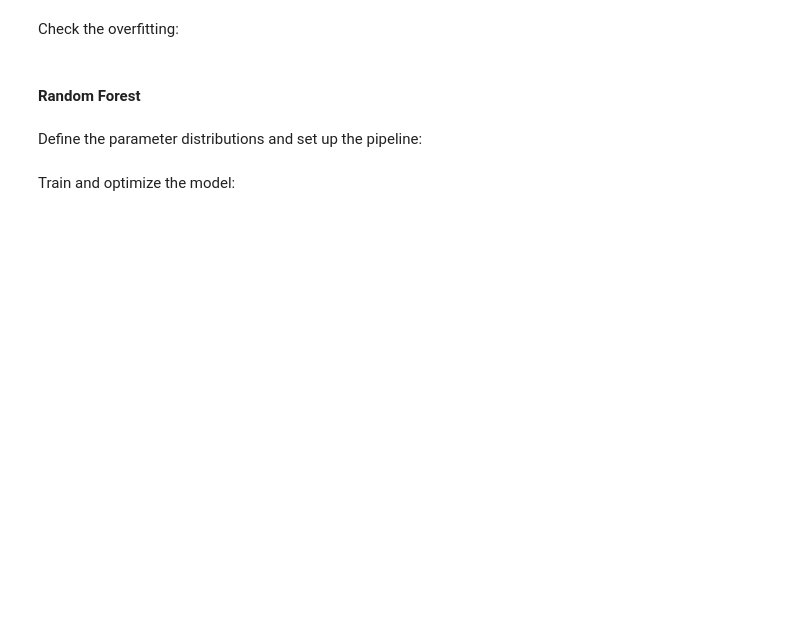
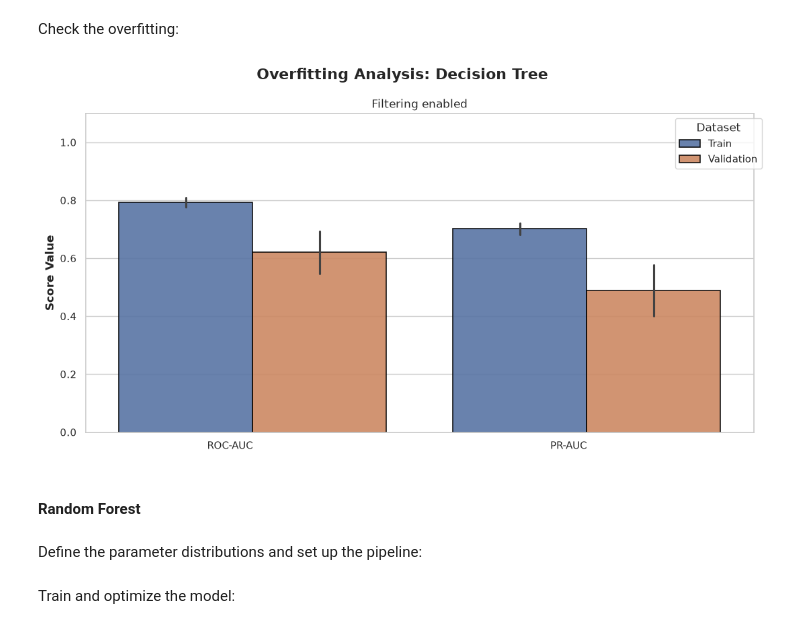
Before and after one commit to MiguelGomGar/TFM, a Jupyter notebook: notebooks/whole_clinical_data.ipynb, the cells around one changed output. Drawn from its saved outputs; the diff is of its cells as text; code cells hidden in the pictures; blank space fills up the shorter version.

```diff
--- a/notebooks/whole_clinical_data.ipynb
+++ b/notebooks/whole_clinical_data.ipynb
@@ -303,8 +427,11 @@ Check the overfitting:
 # %%
 plot_overfitting_bars(df_cv_results=cv_results_DT,
                     title="Decision Tree",
                     output_dir=results_path,
-                    identifier="DT")
+                    identifier="DT",
+                    filtering=enable_filter)
+# %% [output]
+[figure, added]
 # %% [markdown]
 #### Random Forest
 # %% [markdown]
```
Also changed, not shown: parts of 40 cells of this notebook, 7 other files.
